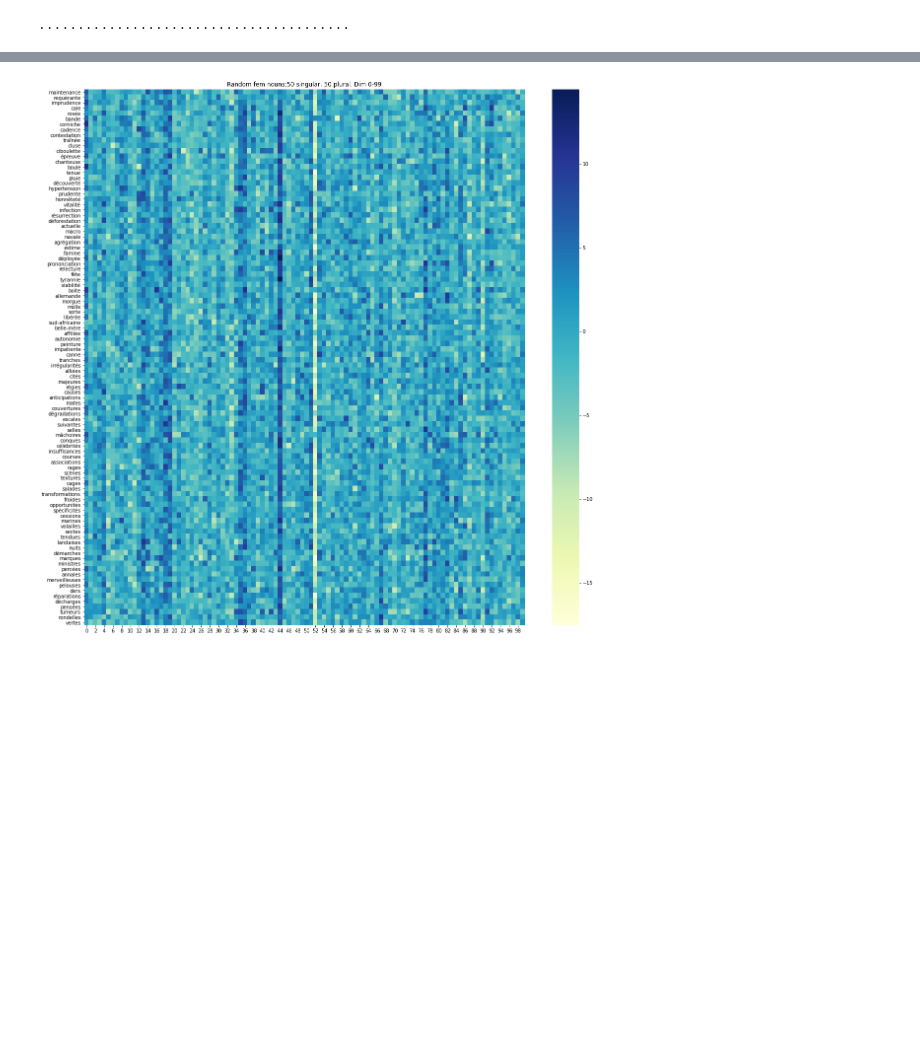
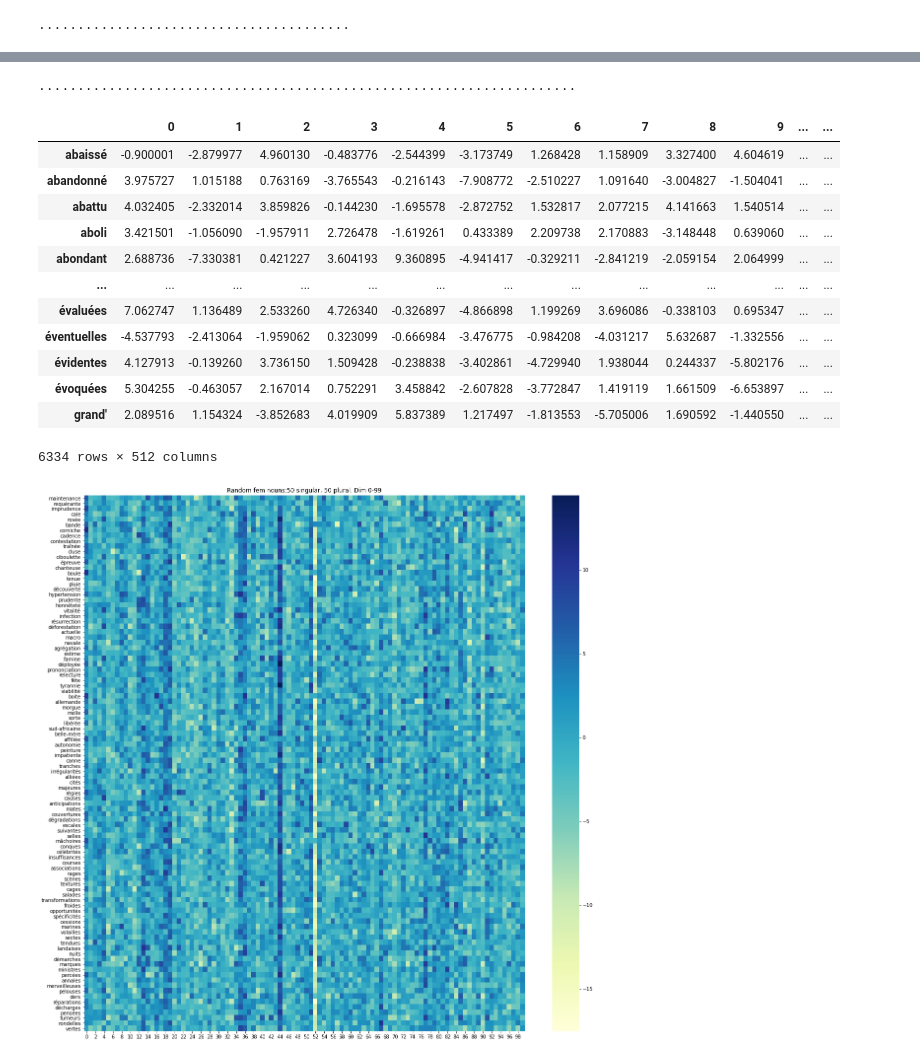
Before and after one commit to ClementineBleuze/WordEmbeddings, a Jupyter notebook: Archives/morphalou_to_pandas.ipynb, the cells around one changed output, grey strips where cells are left out. Saved outputs shown, nothing was run; the diff lists cells and outputs as text; code cells hidden in the pictures; blank space fills up the shorter version.

Commit message:
adding embeddings and top frequent selection for adjectives

```diff
--- a/Archives/morphalou_to_pandas.ipynb
+++ b/Archives/morphalou_to_pandas.ipynb
@@ -125,3 +125,7 @@ fem_pl = nouns_df[(nouns_df.plural.notna()) & (nouns_df.gender == 'feminine')].p
 fem_pl_df = create_words_df(model, tokenizer, fem_pl, progress=True)
 # %% [output]
 ........................................
+# %%
+import pandas as pd
+all_adj = pd.read_csv("../Morphalou3/data/csv/all_adjectives.csv")
+all_adj
@@ -127,0 +146,26 @@ fem_pl_df = create_words_df(model, tokenizer, fem_pl, progress=True)
+# %%
+all_dfs = []
+for col in all_adj.columns:
+    if "(" in col:
+        all_adj = all_adj[all_adj[col].notna()]
+        df = create_words_df(model, tokenizer, all_adj[col], progress = True)
+        all_dfs.append(df)
+# %% [output]
+.....................................................................
+# %%
+all_adj_we_df = pd.concat(all_dfs)
+all_adj_we_df
+# %% [output]
+|  | 0 | 1 | 2 | 3 | 4 | 5 | 6 | 7 | 8 | 9 | ... | ... |
+| abaissé | -0.900001 | -2.879977 | 4.960130 | -0.483776 | -2.544399 | -3.173749 | 1.268428 | 1.158909 | 3.327400 | 4.604619 | ... | ... |
+| abandonné | 3.975727 | 1.015188 | 0.763169 | -3.765543 | -0.216143 | -7.908772 | -2.510227 | 1.091640 | -3.004827 | -1.504041 | ... | ... |
+| abattu | 4.032405 | -2.332014 | 3.859826 | -0.144230 | -1.695578 | -2.872752 | 1.532817 | 2.077215 | 4.141663 | 1.540514 | ... | ... |
+| aboli | 3.421501 | -1.056090 | -1.957911 | 2.726478 | -1.619261 | 0.433389 | 2.209738 | 2.170883 | -3.148448 | 0.639060 | ... | ... |
+| abondant | 2.688736 | -7.330381 | 0.421227 | 3.604193 | 9.360895 | -4.941417 | -0.329211 | -2.841219 | -2.059154 | 2.064999 | ... | ... |
+| ... | ... | ... | ... | ... | ... | ... | ... | ... | ... | ... | ... | ... |
+| évaluées | 7.062747 | 1.136489 | 2.533260 | 4.726340 | -0.326897 | -4.866898 | 1.199269 | 3.696086 | -0.338103 | 0.695347 | ... | ... |
+| éventuelles | -4.537793 | -2.413064 | -1.959062 | 0.323099 | -0.666984 | -3.476775 | -0.984208 | -4.031217 | 5.632687 | -1.332556 | ... | ... |
+| évidentes | 4.127913 | -0.139260 | 3.736150 | 1.509428 | -0.238838 | -3.402861 | -4.729940 | 1.938044 | 0.244337 | -5.802176 | ... | ... |
+| évoquées | 5.304255 | -0.463057 | 2.167014 | 0.752291 | 3.458842 | -2.607828 | -3.772847 | 1.419119 | 1.661509 | -6.653897 | ... | ... |
+| grand' | 2.089516 | 1.154324 | -3.852683 | 4.019909 | 5.837389 | 1.217497 | -1.813553 | -5.705006 | 1.690592 | -1.440550 | ... | ... |
+6334 rows × 512 columns
```
Also changed, not shown: parts of 3 cells of this notebook, 3 other files.
